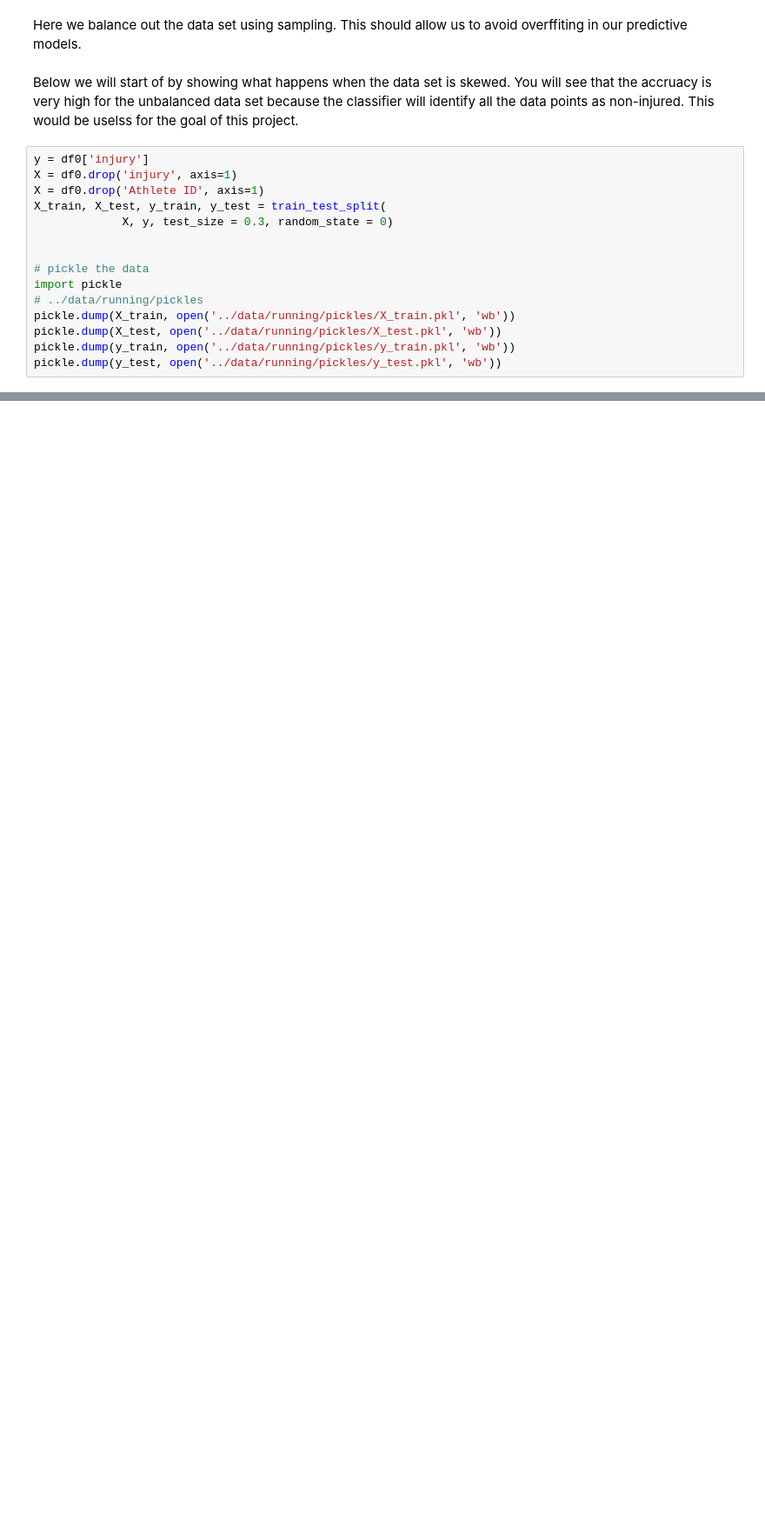
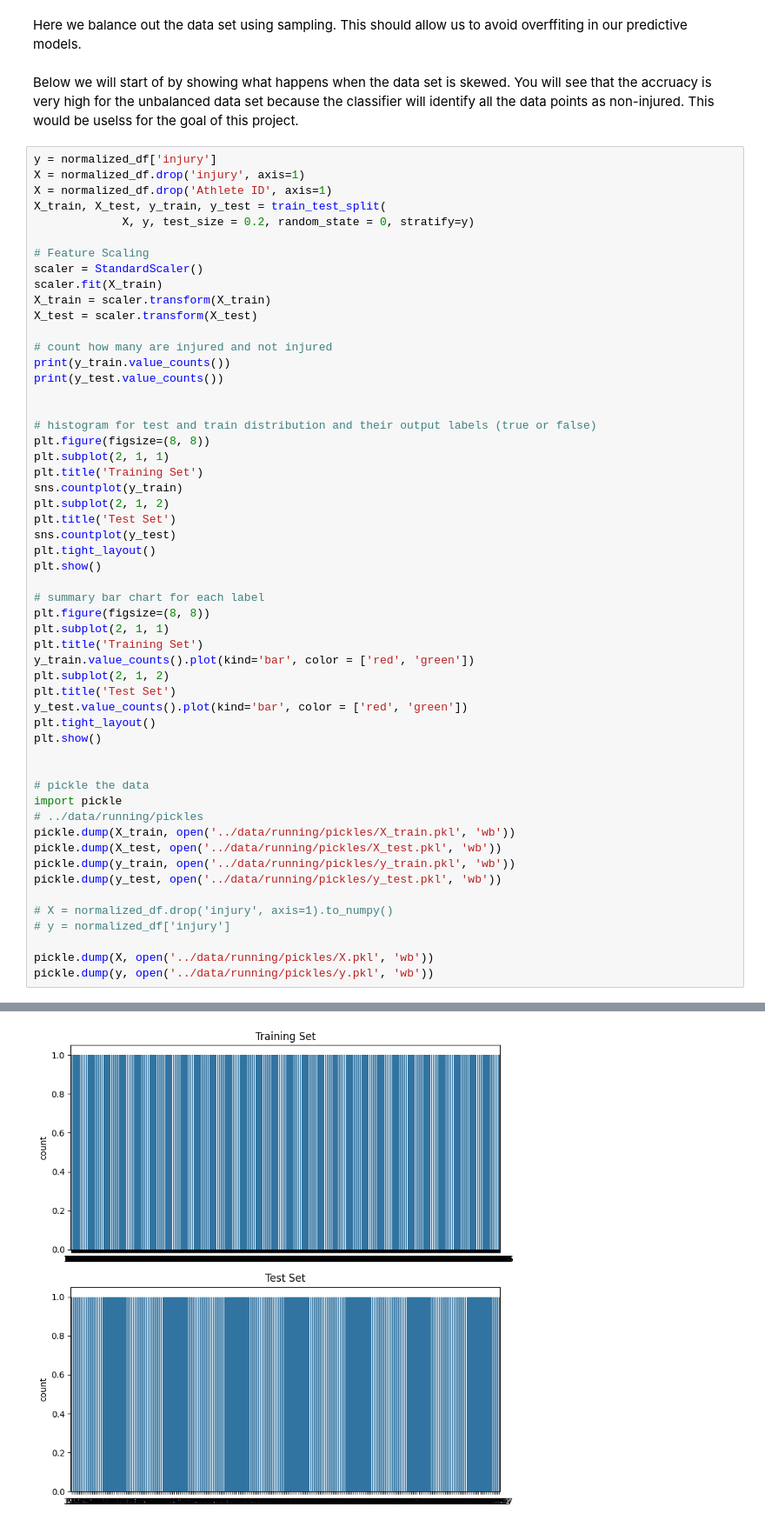
Before and after one commit to zeyadmohaymen/injury-dynamics-model, a Jupyter notebook: src/data-cleaning.ipynb, the cells around one changed output, grey strips where cells are left out. Shown at 87% size. Drawn from its saved outputs; the diff is of its cells as text; blank space fills up the shorter version.

```diff
--- a/src/data-cleaning.ipynb
+++ b/src/data-cleaning.ipynb
@@ -257,11 +257,44 @@ Here we balance out the data set using sampling. This should allow us to avoid o
 # %% [markdown]
 Below we will start of by showing what happens when the data set is skewed. You will see that the accruacy is very high for the unbalanced data set because the classifier will identify all the data points as non-injured. This would be uselss for the goal of this project.
 # %%
-y = df0['injury']
-X = df0.drop('injury', axis=1)
-X = df0.drop('Athlete ID', axis=1)
+y = normalized_df['injury']
+X = normalized_df.drop('injury', axis=1)
+X = normalized_df.drop('Athlete ID', axis=1)
 X_train, X_test, y_train, y_test = train_test_split(
-             X, y, test_size = 0.3, random_state = 0)
+             X, y, test_size = 0.2, random_state = 0, stratify=y)
+
+# Feature Scaling
+scaler = StandardScaler()
+scaler.fit(X_train)
+X_train = scaler.transform(X_train)
+X_test = scaler.transform(X_test)
+
+# count how many are injured and not injured
+print(y_train.value_counts())
+print(y_test.value_counts())
+
+
+# histogram for test and train distribution and their output labels (true or false)
+plt.figure(figsize=(8, 8))
+plt.subplot(2, 1, 1)
+plt.title('Training Set')
+sns.countplot(y_train)
+plt.subplot(2, 1, 2)
+plt.title('Test Set')
+sns.countplot(y_test)
+plt.tight_layout()
+plt.show()
+
+# summary bar chart for each label
+plt.figure(figsize=(8, 8))
+plt.subplot(2, 1, 1)
+plt.title('Training Set')
+y_train.value_counts().plot(kind='bar', color = ['red', 'green'])
+plt.subplot(2, 1, 2)
+plt.title('Test Set')
+y_test.value_counts().plot(kind='bar', color = ['red', 'green'])
+plt.tight_layout()
+plt.show()
 
 
 # pickle the data
@@ -271,3 +304,10 @@ pickle.dump(X_train, open('../data/running/pickles/X_train.pkl', 'wb'))
 pickle.dump(X_test, open('../data/running/pickles/X_test.pkl', 'wb'))
 pickle.dump(y_train, open('../data/running/pickles/y_train.pkl', 'wb'))
 pickle.dump(y_test, open('../data/running/pickles/y_test.pkl', 'wb'))
+
+# X = normalized_df.drop('injury', axis=1).to_numpy()
+# y = normalized_df['injury']
+
+pickle.dump(X, open('../data/running/pickles/X.pkl', 'wb'))
+pickle.dump(y, open('../data/running/pickles/y.pkl', 'wb'))
+# %% [output]
@@ -273,0 +322 @@ pickle.dump(y_test, open('../data/running/pickles/y_test.pkl', 'wb'))
+[figure, added]
```
Also changed, not shown: parts of 1 cell of this notebook, 7 other files.
